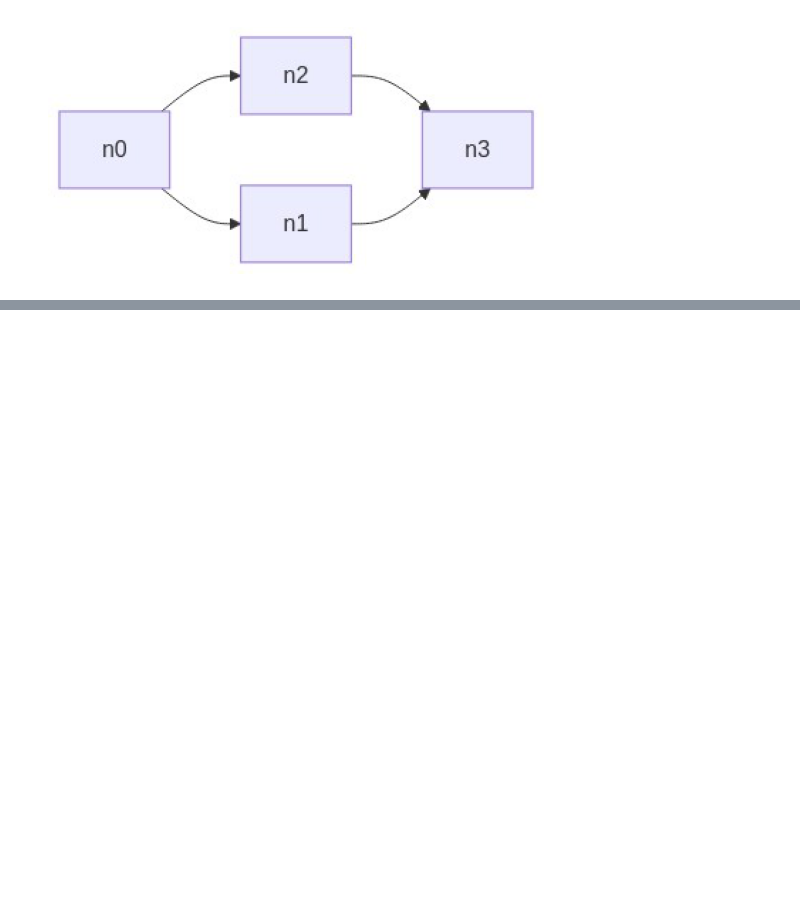
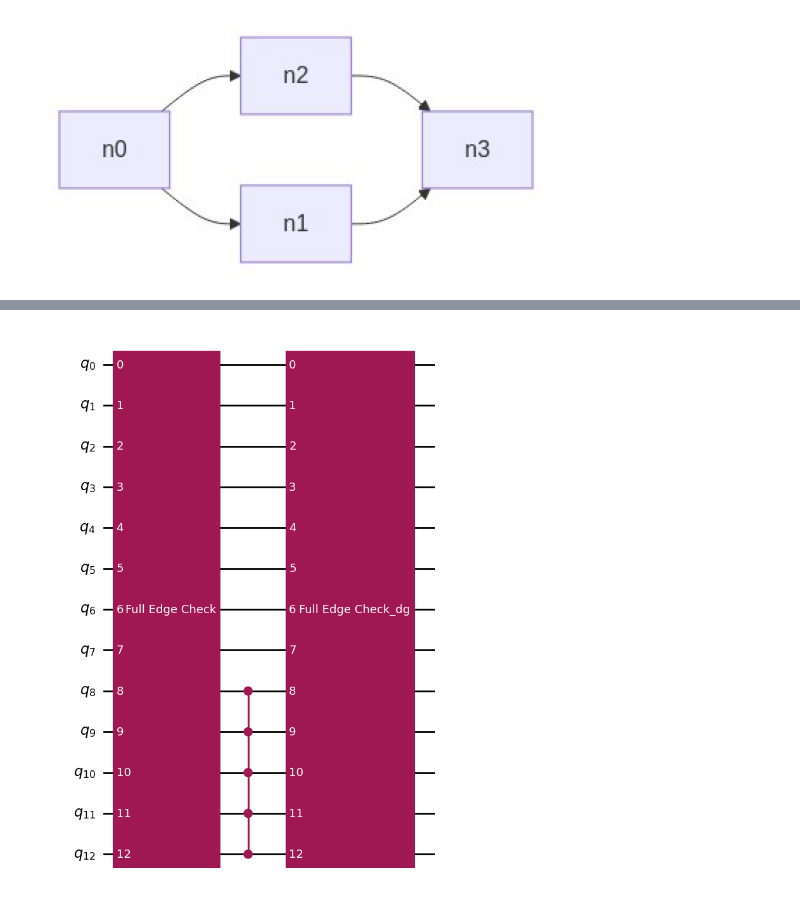
Before and after one commit to 1ngVG-QCCE/QuantumMazeSolver, a Jupyter notebook: maze_solver.ipynb, the cells around one changed output, grey strips where cells are left out. Saved outputs shown, nothing was run; the diff lists cells and outputs as text; code cells hidden in the pictures; blank space fills up the shorter version.

Commit message:
refactor(maze_solver): improve notebook presentation

```diff
--- a/maze_solver.ipynb
+++ b/maze_solver.ipynb
@@ -129,0 +65,8 @@ maze.show(classical_solver.solve(maze))
+# %%
+max_path_length = None # write a value to override the default that is: number of nodes in the graph - 1
+maze_circuit_info = MazeCircuitInfo(graph, max_path_length)
+maze_oracle = MazeOracle(maze_circuit_info, turn_back_check = True)
+display(maze_oracle.draw('mpl'))
+#display(maze_oracle.decompose(reps = 2).draw('mpl'))
+# %% [output]
+[figure, added]
```
Also changed, not shown: parts of 42 cells of this notebook, 1 other file.
